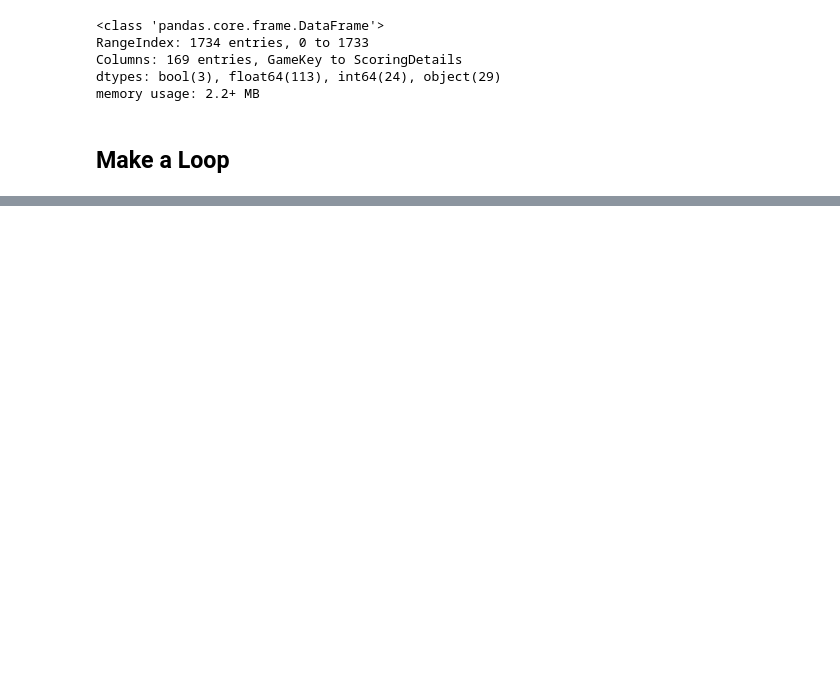
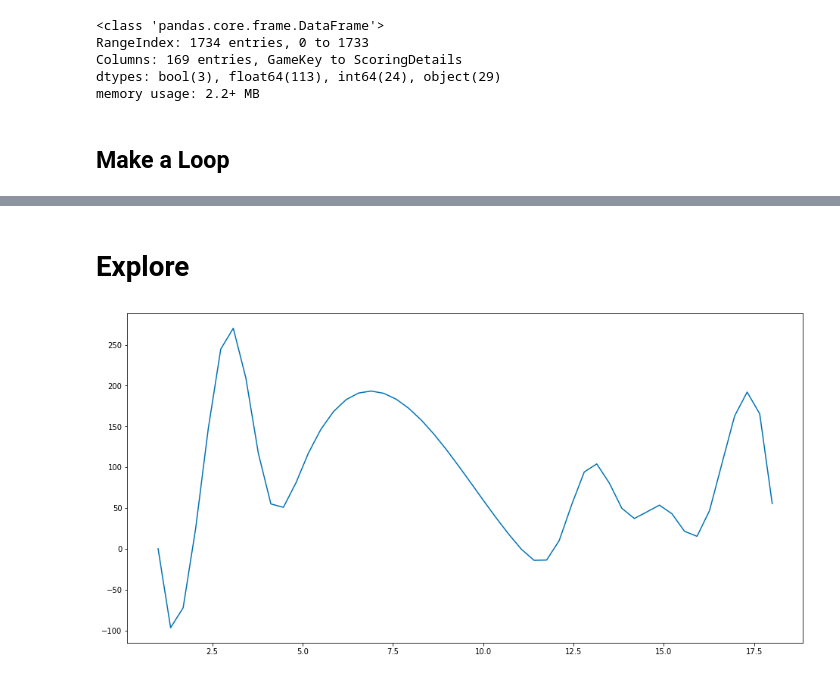
Before and after one commit to aleclhartman/data-science, a Jupyter notebook: wrangle_sports_data_io_2024-02-01.ipynb, the cells around one changed output, grey strips where cells are left out. Cells and saved outputs as stored; diff of their text form; code cells hidden in the pictures; blank space fills up the shorter version.

Commit message:
made a cool chart of the Achane's scrambled rushing yards

```diff
--- a/wrangle_sports_data_io_2024-02-01.ipynb
+++ b/wrangle_sports_data_io_2024-02-01.ipynb
@@ -70,6 +63,9 @@ dtypes: bool(3), float64(113), int64(24), object(29)
 memory usage: 2.2+ MB
 # %% [markdown]
 ## Make a Loop
+# %%
+# creating an empty df to append the api calls data to
+df = pd.DataFrame()
 # %%
 weeks_in_a_season = 18
 # %%
@@ -104,0 +126,24 @@ df
+# %% [markdown]
+# Explore
+# %%
+# Set the figure size
+plt.rcParams["figure.autolayout"] = False
+
+# x and y data points
+x = df[df.Name == "De'Von Achane"].Week
+y = df[df.Name == "De'Von Achane"].RushingYards
+
+# Plot the data points
+# plt.plot(x, y)
+
+# x_new, bspline, y_new
+x_new = np.linspace(1, 18)
+bspline = interpolate.make_interp_spline(x, y)
+y_new = bspline(x_new)
+
+# Plot the new data points
+plt.plot(x_new, y_new)
+
+plt.show()
+# %% [output]
+[figure, added]
```
Also changed, not shown: parts of 7 cells of this notebook.
